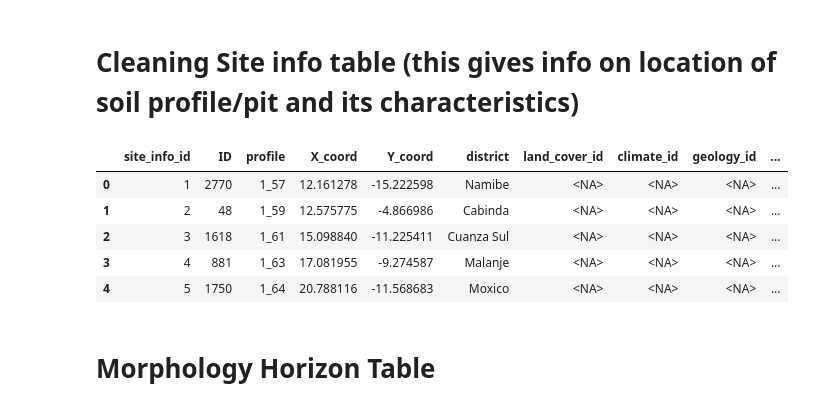
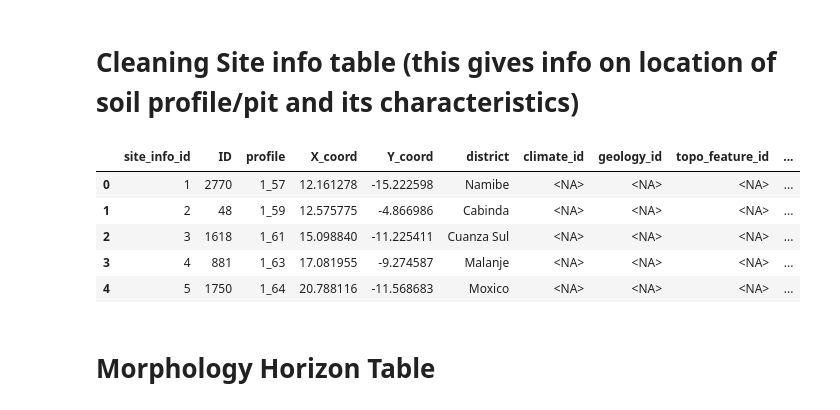
Before and after one commit to inesschwartz/ThesisSoilAngola, a Jupyter notebook: data_cleaning/updated_datacleaning.ipynb, the cells around one changed output. Drawn from its saved outputs; the diff is of its cells as text; code cells hidden in the pictures.

```diff
--- a/data_cleaning/updated_datacleaning.ipynb
+++ b/data_cleaning/updated_datacleaning.ipynb
@@ -241,35 +241,35 @@ for col in site_info_cleaning.select_dtypes(include='object').columns:
 
 # Replace / with _ and strip/shorten 'profile' BEFORE slicing into site_info_clean
 site_info_cleaning['profile'] = (
     site_info_cleaning['profile']
     .astype(str)
     .str.replace('/', '_')
     .str.strip()
     .str[:20]
 )
 
 # Then select columns
 site_info_clean = site_info_cleaning[[
     'site_info_id',
     'ID',
     'profile',
     # 'sampling_date', # maybe?
     'X_coord',
     'Y_coord',
     'district',
-    'land_cover_id',
+    #'land_cover_id',
     'climate_id',
     'geology_id',
     'topo_feature_id',
     'soil_type_id',
     'usable_samples'
 
 ]]
 
 
 site_info_clean.head()
 # %% [output]
-|  | site_info_id | ID | profile | X_coord | Y_coord | district | land_cover_id | climate_id | geology_id | ... |
+|  | site_info_id | ID | profile | X_coord | Y_coord | district | climate_id | geology_id | topo_feature_id | ... |
 | 0 | 1 | 2770 | 1_57 | 12.161278 | -15.222598 | Namibe | <NA> | <NA> | <NA> | ... |
 | 1 | 2 | 48 | 1_59 | 12.575775 | -4.866986 | Cabinda | <NA> | <NA> | <NA> | ... |
 | 2 | 3 | 1618 | 1_61 | 15.098840 | -11.225411 | Cuanza Sul | <NA> | <NA> | <NA> | ... |
```
Also changed, not shown: parts of 6 cells of this notebook.
